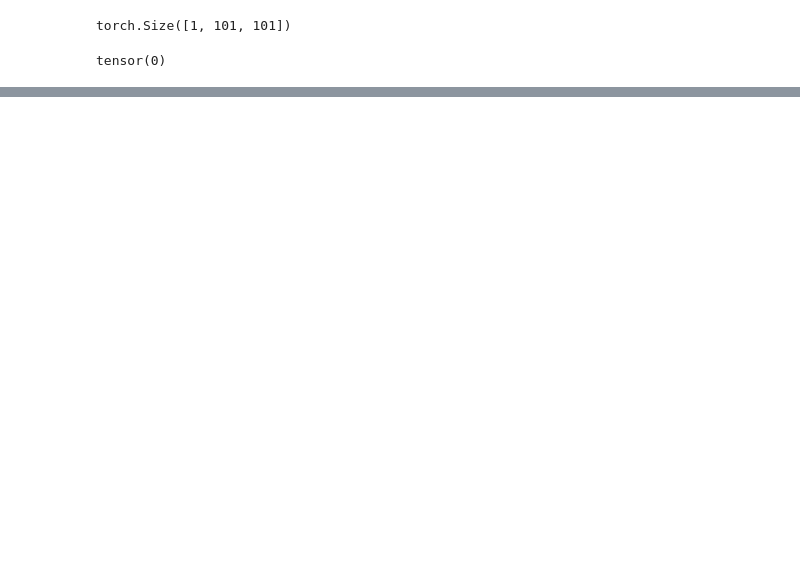
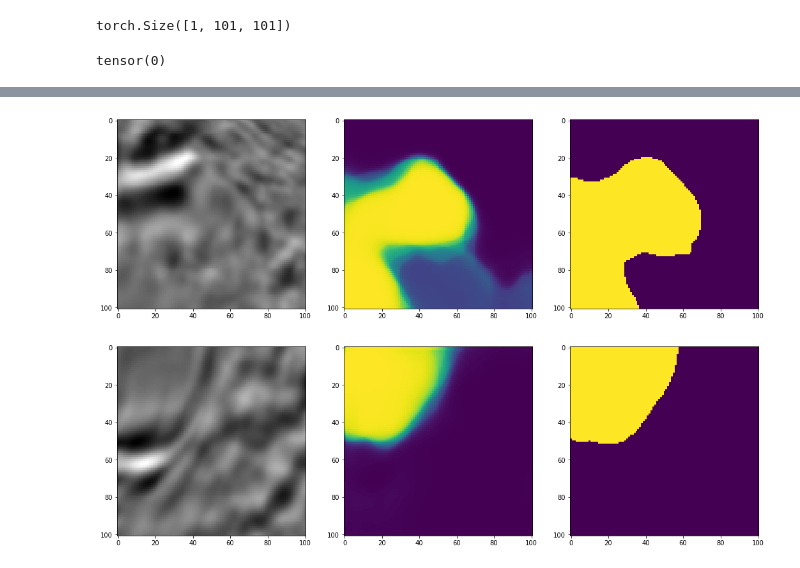
Before and after one commit to windsurfer7563/proj_kaggle_salt, a Jupyter notebook: notebooks/EDA.ipynb, the cells around one changed output, grey strips where cells are left out. Saved outputs shown, nothing was run; the diff lists cells and outputs as text; code cells hidden in the pictures; blank space fills up the shorter version.

```diff
--- a/notebooks/EDA.ipynb
+++ b/notebooks/EDA.ipynb
@@ -82,0 +134,23 @@ tensor(0)
+# %%
+pred_dir = '../data/predictions/test/'
+train_dir = '../data/test/'
+def show_image(file_name):
+    global mask, mask_pred
+    img = imread(train_dir + "images/" + file_name)
+    mask_pred = img_as_float(imread(pred_dir + file_name))
+    fig = plt.figure(figsize = (18,6))
+    fig.add_subplot(1,3,1)
+    plt.imshow(img)
+    fig.add_subplot(1,3,2)
+    plt.imshow(mask_pred)
+    fig.add_subplot(1,3,3)
+    plt.imshow((mask_pred>0.4))
+
+show_image('009d3365bc.png')
+show_image('00801127b0.png')
+#show_image('feaae39fc4.png')
+#show_image('fb56c30236.png')
+#show_image('f7c8709aad.png')
+# %% [output]
+[figure, added]
+[figure, added]
```
Also changed, not shown: parts of 10 cells of this notebook, 6 other files.
